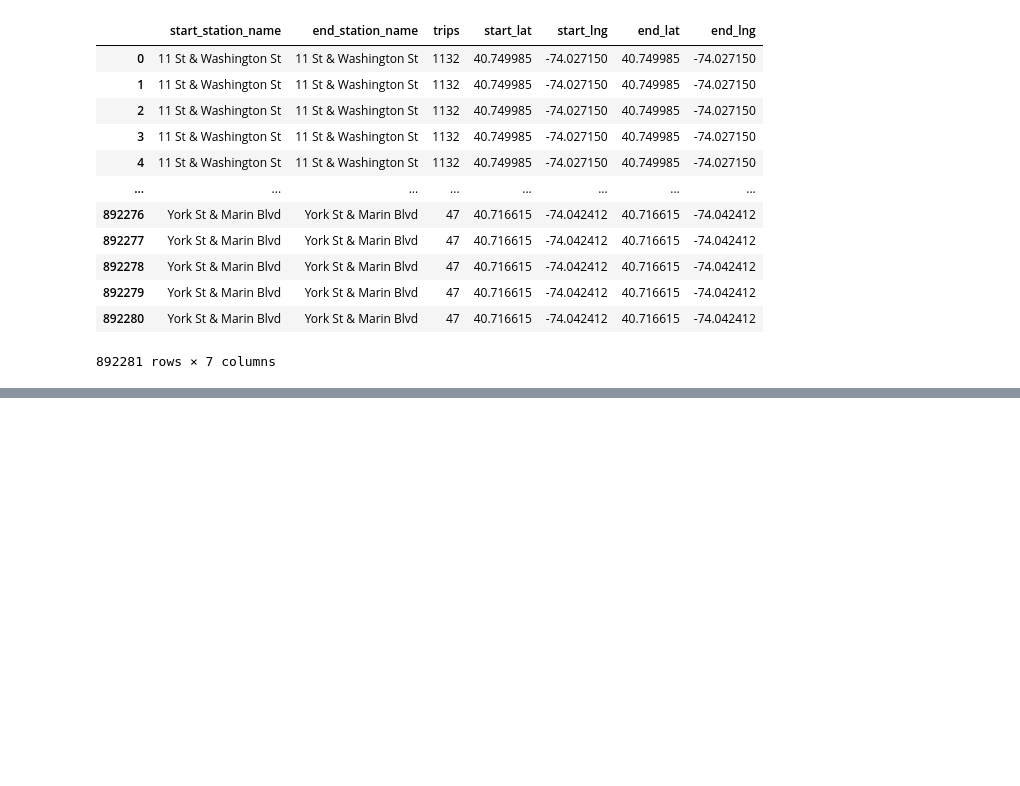
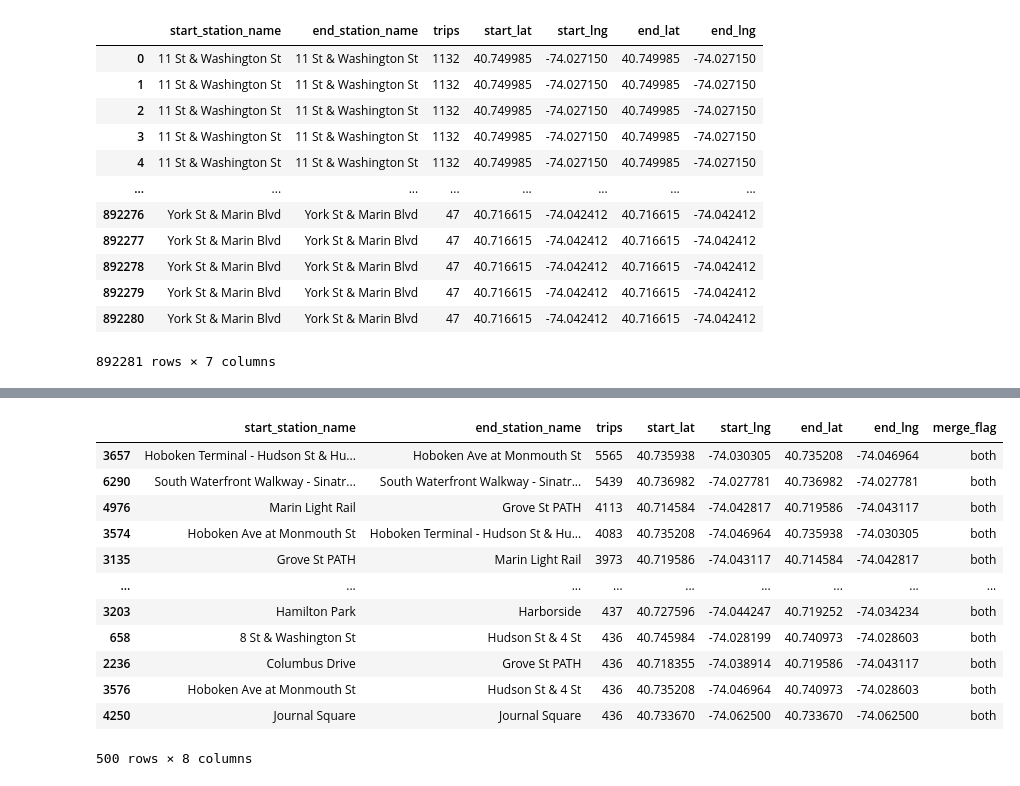
Before and after one commit to StefanHulaj/CitiBike, a Jupyter notebook: CitiBike Geographic.ipynb, the cells around one changed output, grey strips where cells are left out. Saved outputs shown, nothing was run; the diff lists cells and outputs as text; code cells hidden in the pictures; blank space fills up the shorter version.

```diff
--- a/CitiBike Geographic.ipynb
+++ b/CitiBike Geographic.ipynb
@@ -155,2 +159,18 @@ df_m
+# %%
+df_m
+# %% [output]
+|  | start_station_name | end_station_name | trips | start_lat | start_lng | end_lat | end_lng | merge_flag |
+| 3657 | Hoboken Terminal - Hudson St & Hu... | Hoboken Ave at Monmouth St | 5565 | 40.735938 | -74.030305 | 40.735208 | -74.046964 | both |
+| 6290 | South Waterfront Walkway - Sinatr... | South Waterfront Walkway - Sinatr... | 5439 | 40.736982 | -74.027781 | 40.736982 | -74.027781 | both |
+| 4976 | Marin Light Rail | Grove St PATH | 4113 | 40.714584 | -74.042817 | 40.719586 | -74.043117 | both |
+| 3574 | Hoboken Ave at Monmouth St | Hoboken Terminal - Hudson St & Hu... | 4083 | 40.735208 | -74.046964 | 40.735938 | -74.030305 | both |
+| 3135 | Grove St PATH | Marin Light Rail | 3973 | 40.719586 | -74.043117 | 40.714584 | -74.042817 | both |
+| ... | ... | ... | ... | ... | ... | ... | ... | ... |
+| 3203 | Hamilton Park | Harborside | 437 | 40.727596 | -74.044247 | 40.719252 | -74.034234 | both |
+| 658 | 8 St & Washington St | Hudson St & 4 St | 436 | 40.745984 | -74.028199 | 40.740973 | -74.028603 | both |
+| 2236 | Columbus Drive | Grove St PATH | 436 | 40.718355 | -74.038914 | 40.719586 | -74.043117 | both |
+| 3576 | Hoboken Ave at Monmouth St | Hudson St & 4 St | 436 | 40.735208 | -74.046964 | 40.740973 | -74.028603 | both |
+| 4250 | Journal Square | Journal Square | 436 | 40.733670 | -74.062500 | 40.733670 | -74.062500 | both |
+500 rows × 8 columns
 # %%
 df_m.to_csv(os.path.join(path, 'Prepared Data', 'CitiBike_final_locations_for_map_filtered.csv'))
```
Also changed, not shown: parts of 10 cells of this notebook, 4 other files.
